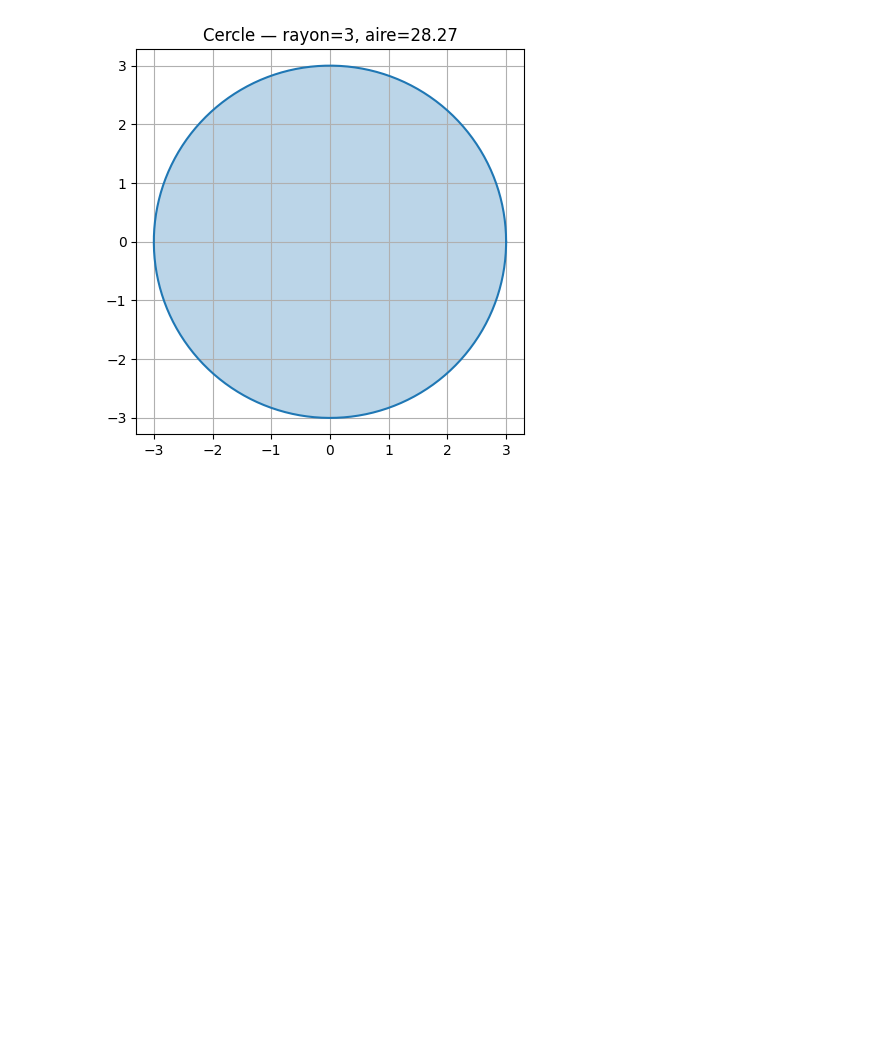
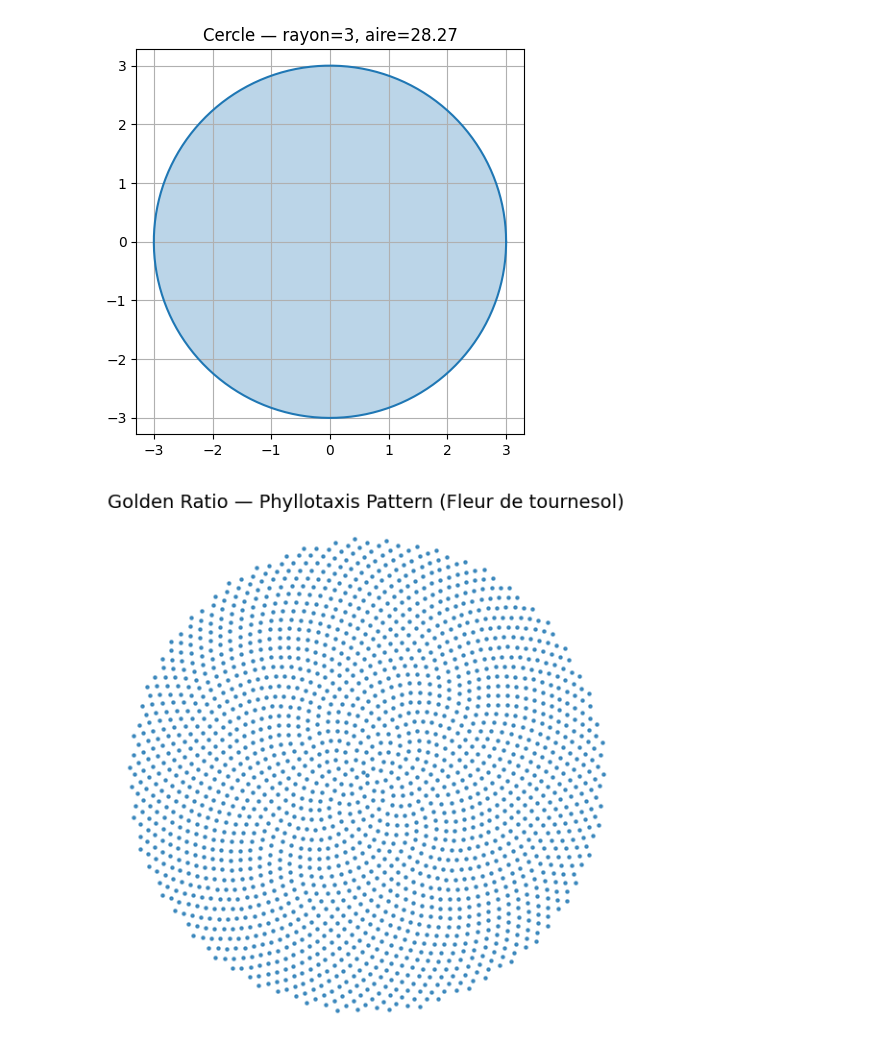
Before and after one commit to CollegeBoreal/INF1042-203-25A-04, a Jupyter notebook: 8.OOP/300151262/RAPPORT.ipynb, the cells around one changed output. Drawn from its saved outputs; the diff is of its cells as text; code cells hidden in the pictures; blank space fills up the shorter version.

```diff
--- a/8.OOP/300151262/RAPPORT.ipynb
+++ b/8.OOP/300151262/RAPPORT.ipynb
@@ -64,3 +64,28 @@ afficher_cercle(c2)
 # %% [output]
 [figure]
 [figure]
+# %%
+import matplotlib.pyplot as plt
+import numpy as np
+
+# Nombre de points
+n = 2000
+
+# Golden angle = 2π(1 - 1/φ)
+phi = (1 + 5**0.5) / 2
+golden_angle = 2 * np.pi * (1 - 1/phi)
+
+# Coordonnées en spiral phyllotaxique
+r = np.sqrt(np.arange(n))
+theta = np.arange(n) * golden_angle
+
+x = r * np.cos(theta)
+y = r * np.sin(theta)
+
+plt.figure(figsize=(7,7))
+plt.scatter(x, y, s=5, alpha=0.8)
+plt.axis("off")
+plt.title("Golden Ratio — Phyllotaxis Pattern (Fleur de tournesol)", fontsize=14)
+plt.show()
+# %% [output]
+[figure, added]
```
Also changed, not shown: parts of 2 cells of this notebook.
